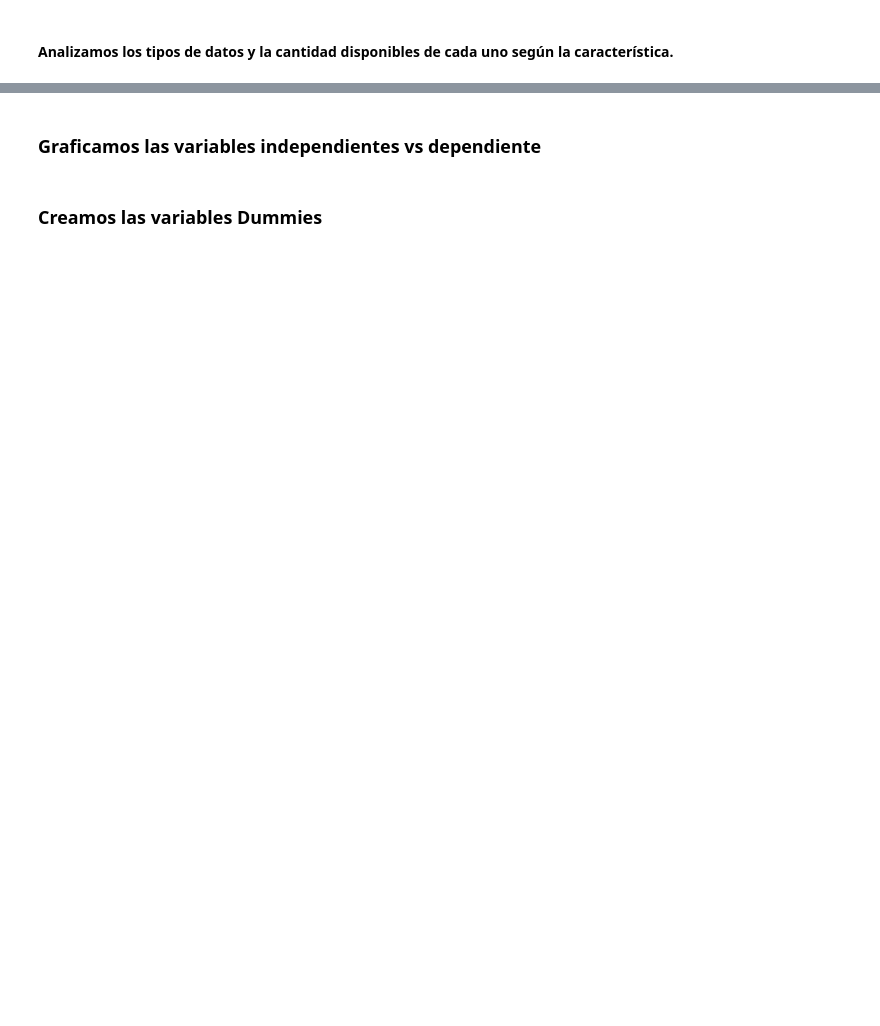
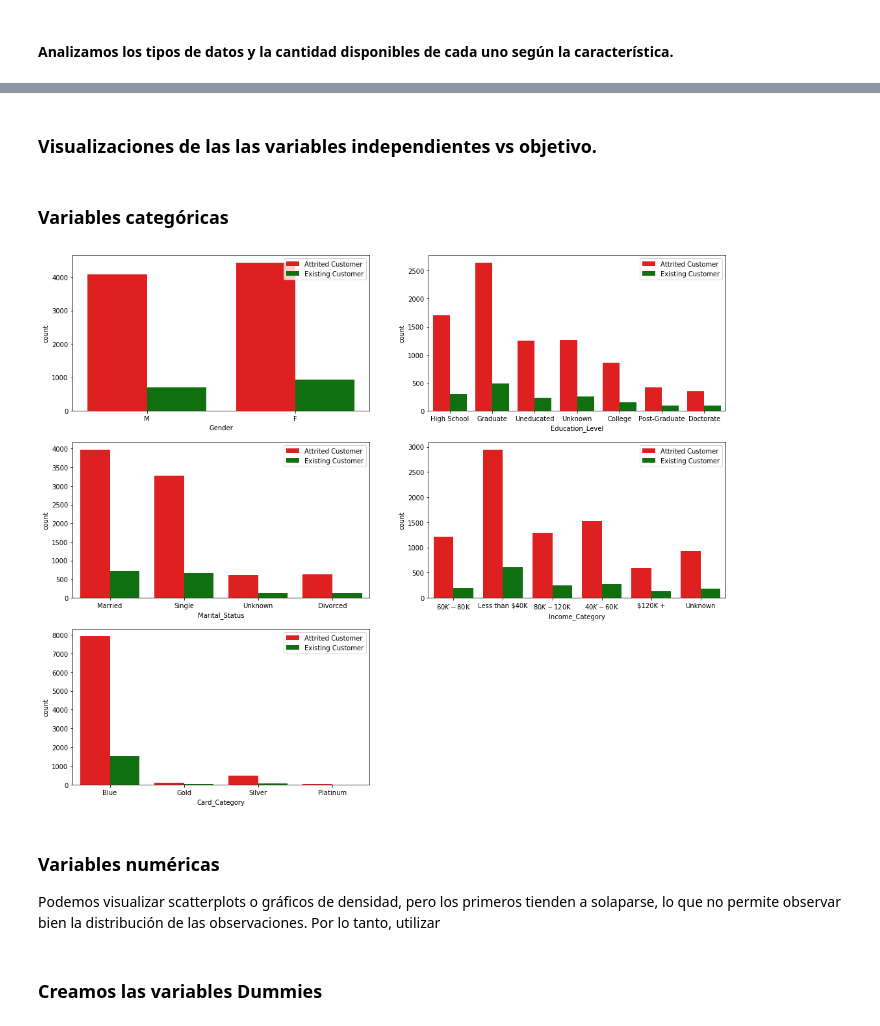
Before and after one commit to mariomicolta/Bank-Churn, a Jupyter notebook: Banks Church.ipynb, the cells around one changed output, grey strips where cells are left out. Saved outputs shown, nothing was run; the diff lists cells and outputs as text; code cells hidden in the pictures; blank space fills up the shorter version.

Commit message:
Graphics barplot

```diff
--- a/Banks Church.ipynb
+++ b/Banks Church.ipynb
@@ -106 +129,7 @@ No se encuentran anomalías en los tipos de datos ni tampoco en la cantidad disp
+# %%
+var_numericas = ['Customer_Age', 'Dependent_count', 'Months_on_book', 'Total_Relationship_Count',
+                 'Months_Inactive_12_mon', 'Contacts_Count_12_mon', 'Credit_Limit', 'Total_Revolving_Bal',
+                 'Avg_Open_To_Buy', 'Total_Amt_Chng_Q4_Q1', 'Total_Trans_Amt', 'Total_Trans_Ct',
+                 'Total_Ct_Chng_Q4_Q1', 'Avg_Utilization_Ratio']
+var_categoricas = ['Gender', 'Education_Level', 'Marital_Status', 'Income_Category', 'Card_Category']
 # %%
@@ -113,6 +170,22 @@ dependiente = df.columns[0]
 # %%
 df.iloc[:,'Gender']
 # %% [markdown]
-### Graficamos las variables independientes vs dependiente
+### Visualizaciones de las las variables independientes vs objetivo.
+# %% [markdown]
+### Variables categóricas
+# %%
+fig = plt.figure(figsize=(18,15))
+i = 1
+for variable in var_categoricas:
+    ax = fig.add_subplot(math.ceil(len(var_categoricas)/2), 2, i)
+    sns.countplot(x=variable, hue="Attrition_Flag", data=df, palette={'Attrited Customer': 'g', 'Existing Customer': 'r'})
+    plt.legend(['Attrited Customer', 'Existing Customer'])
+    i += 1
+# %% [output]
+[figure, added]
+# %% [markdown]
+### Variables numéricas
+
+Podemos visualizar scatterplots o gráficos de densidad, pero los primeros tienden a solaparse, lo que no permite observar bien la distribución de las observaciones. Por lo tanto, utilizar
 # %% [markdown]
 ### Creamos las variables Dummies
```
Also changed, not shown: parts of 10 cells of this notebook.
